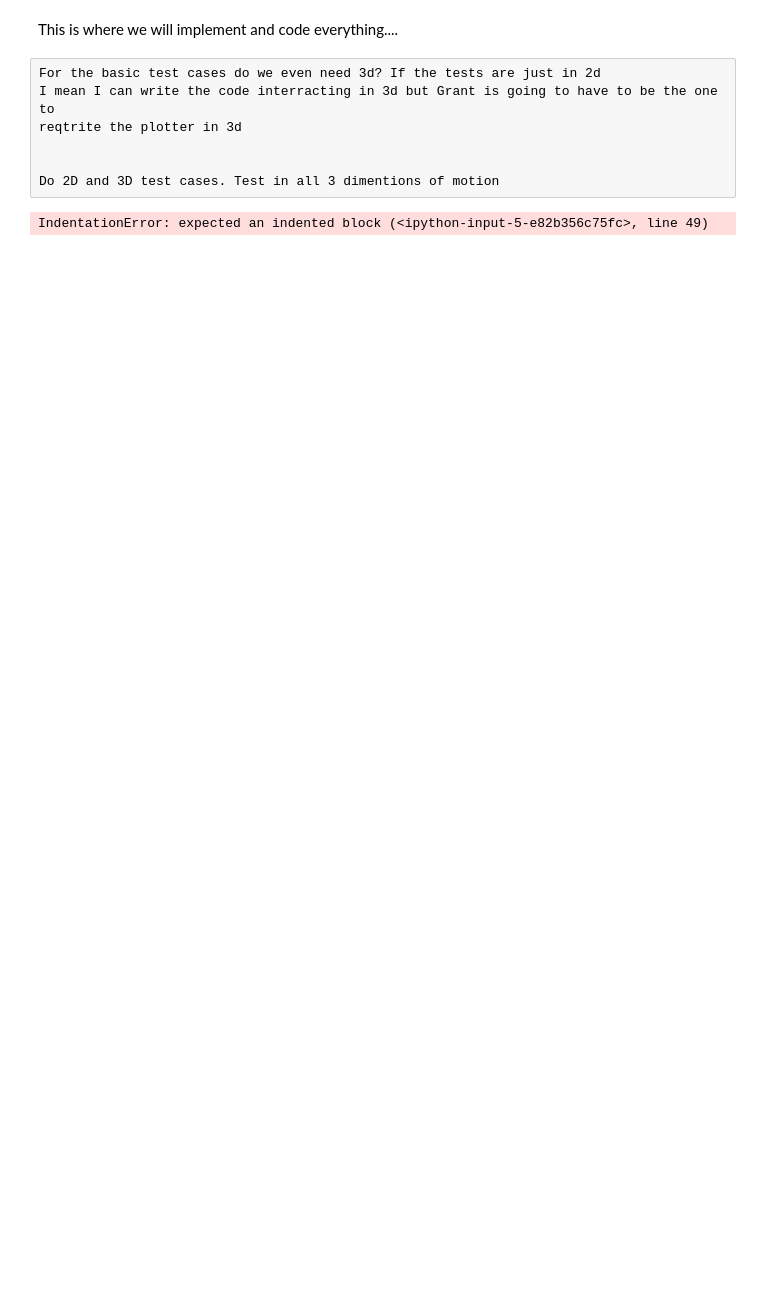
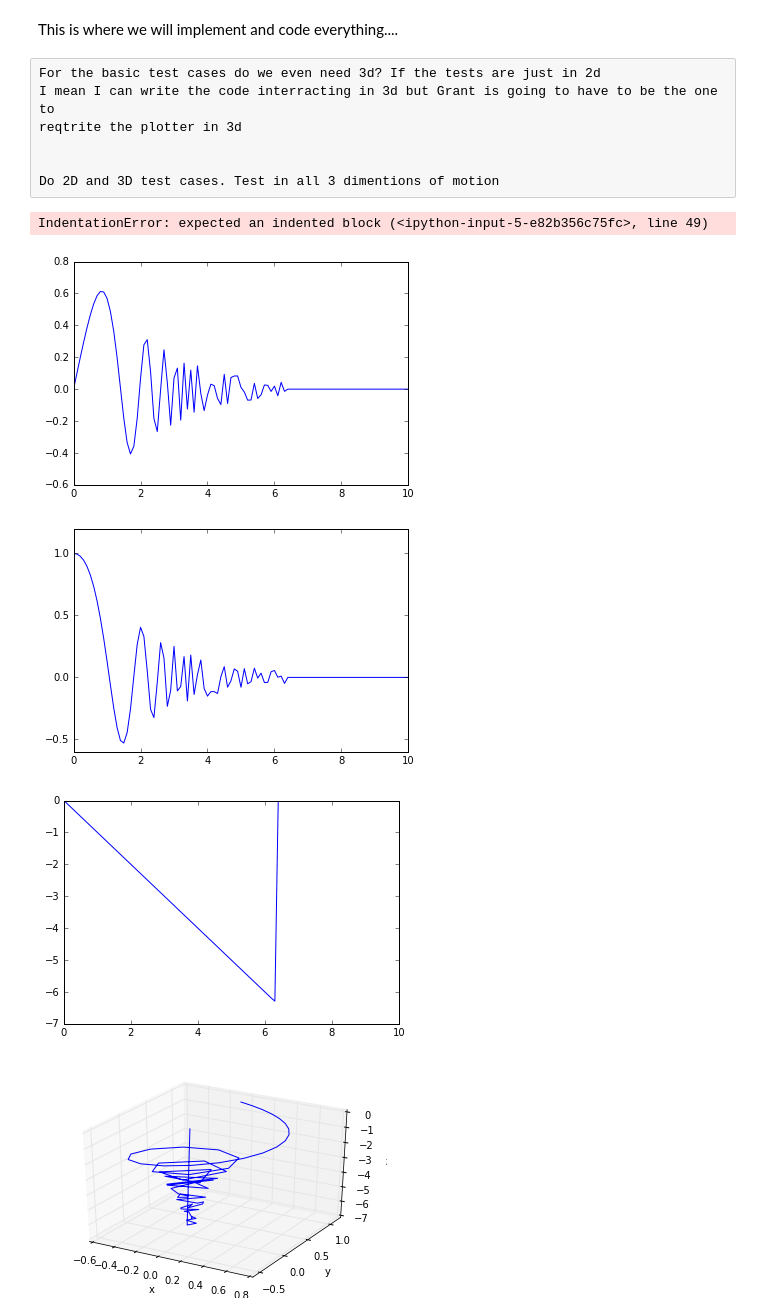
Before and after one commit to pitt1321/B-Field-Charge-Configurations-, a Jupyter notebook: Final Project (Grant, Nick, Robert) .ipynb, the cells around one changed output. Saved outputs shown, nothing was run; the diff lists cells and outputs as text; code cells hidden in the pictures; blank space fills up the shorter version.

```diff
--- a/Final Project (Grant, Nick, Robert) .ipynb
+++ b/Final Project (Grant, Nick, Robert) .ipynb
@@ -118,0 +175,28 @@ Array of KE values for each step
+# %%
+from scipy.integrate import odeint
+solution = odeint(nonuniform, p0, t)
+
+import matplotlib.pyplot as plt
+%matplotlib inline
+plt.plot(t, solution[:,0])
+plt.show()
+
+plt.plot(t, solution[:,1])
+plt.show()
+
+plt.plot(t, solution[:,2])
+plt.show()
+
+from mpl_toolkits.mplot3d import Axes3D
+fig = plt.figure()
+ax = fig.gca(projection='3d')
+ax.plot(solution[:,0], solution[:,1], solution[:,2])
+ax.set_xlabel('x')
+ax.set_ylabel('y')
+ax.set_zlabel('z')
+plt.show()
+# %% [output]
+[figure, added]
+[figure, added]
+[figure, added]
+[figure, added]
```
Also changed, not shown: parts of 8 cells of this notebook.
